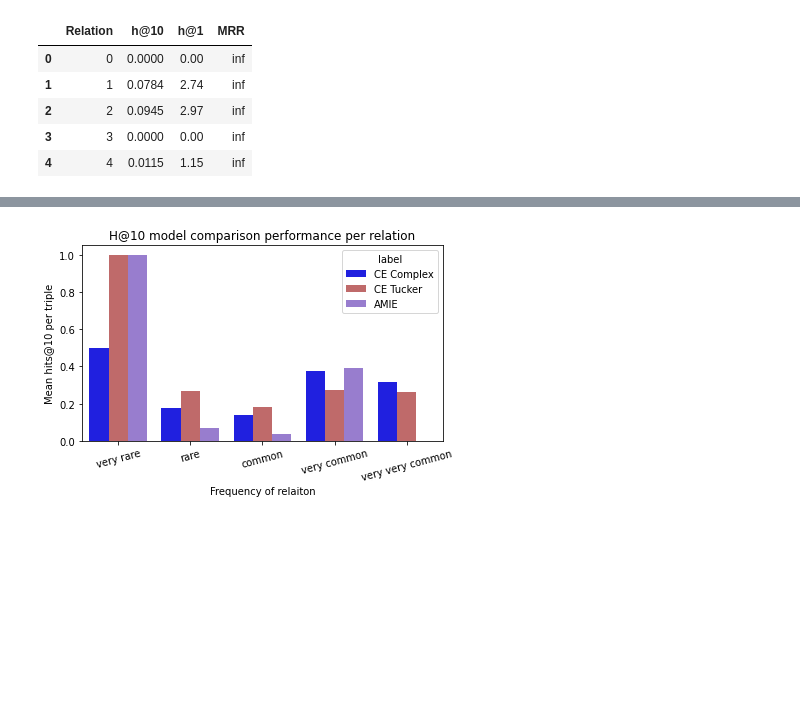
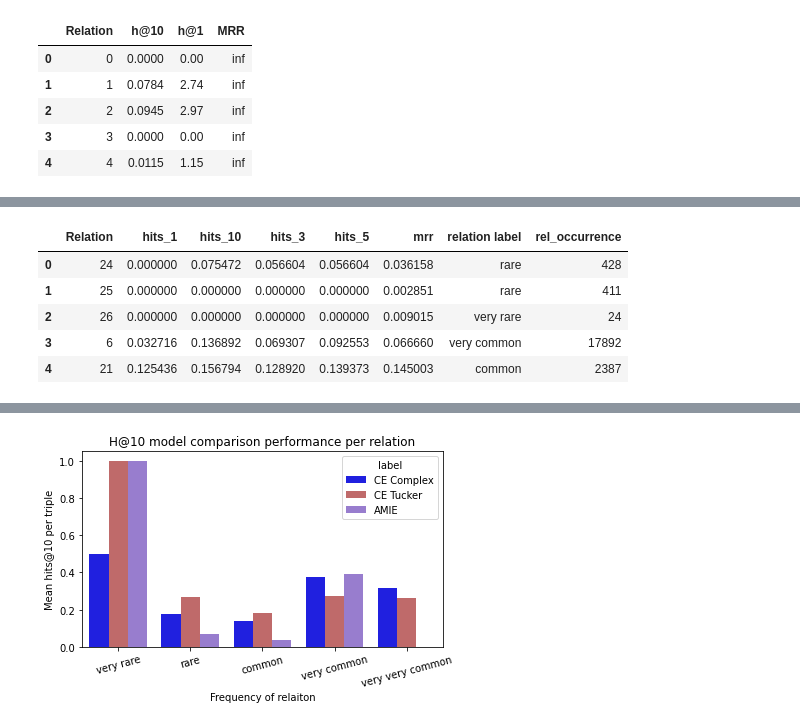
Before and after one commit to NinaCalvi/Aladdin, a Jupyter notebook: biolink/COVID results analysis/COVIDAnalysis.ipynb, the cells around one changed output, grey strips where cells are left out. Cells and saved outputs as stored; diff of their text form; code cells hidden in the pictures; blank space fills up the shorter version.

```diff
--- a/biolink/COVID results analysis/COVIDAnalysis.ipynb
+++ b/biolink/COVID results analysis/COVIDAnalysis.ipynb
@@ -203,0 +249,3 @@ amie_res_rel['relation label'] = amie_res_rel['Relation'].apply(lambda x: how_co
+# %%
+cbr = pd.DataFrame(cbr).T.reset_index()
+cbr.head()
@@ -203,0 +259,2 @@ amie_res_rel['relation label'] = amie_res_rel['Relation'].apply(lambda x: how_co
+# %%
+cbr.rename(columns={'index': 'Relation'}, inplace=True)
@@ -203,0 +270,3 @@ amie_res_rel['relation label'] = amie_res_rel['Relation'].apply(lambda x: how_co
+# %%
+cbr['Relation'] = cbr['Relation'].apply(lambda x: d.rel_mappings[x])
+cbr.head()
@@ -203,0 +280,11 @@ amie_res_rel['relation label'] = amie_res_rel['Relation'].apply(lambda x: how_co
+# %%
+cbr['relation label'] = cbr['Relation'].apply(lambda x: how_common(x))
+set_occurrence(cbr)
+cbr.head()
+# %% [output]
+|  | Relation | hits_1 | hits_10 | hits_3 | hits_5 | mrr | relation label | rel_occurrence |
+| 0 | 24 | 0.000000 | 0.075472 | 0.056604 | 0.056604 | 0.036158 | rare | 428 |
+| 1 | 25 | 0.000000 | 0.000000 | 0.000000 | 0.000000 | 0.002851 | rare | 411 |
+| 2 | 26 | 0.000000 | 0.000000 | 0.000000 | 0.000000 | 0.009015 | very rare | 24 |
+| 3 | 6 | 0.032716 | 0.136892 | 0.069307 | 0.092553 | 0.066660 | very common | 17892 |
+| 4 | 21 | 0.125436 | 0.156794 | 0.128920 | 0.139373 | 0.145003 | common | 2387 |
```
Also changed, not shown: parts of 14 cells of this notebook, 2 other files.
